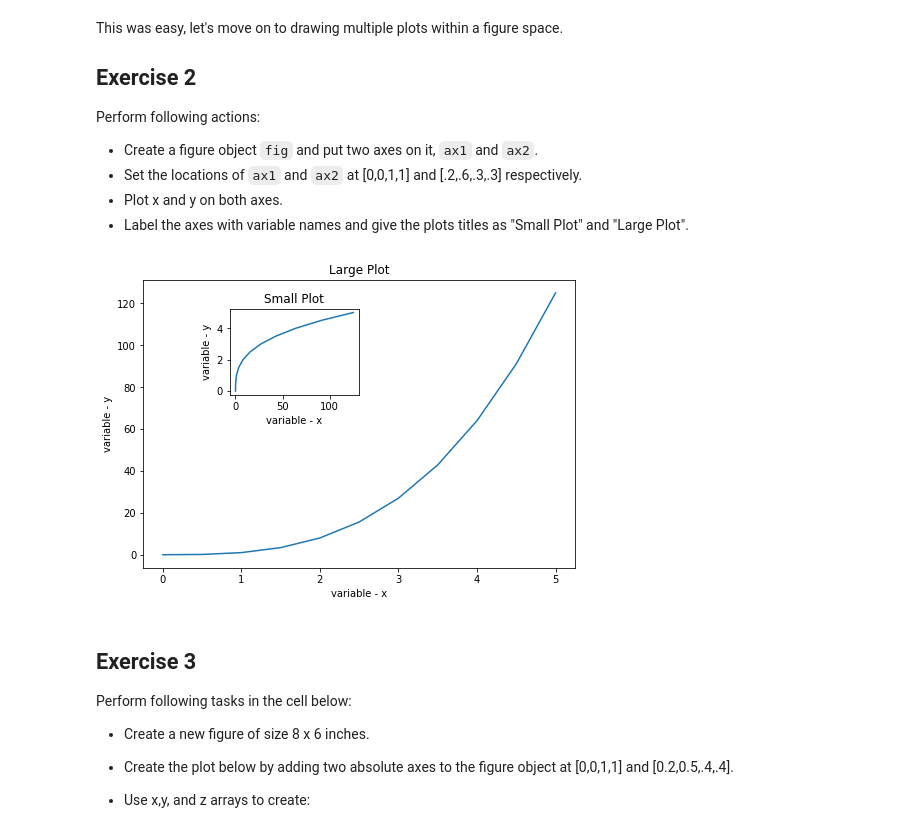
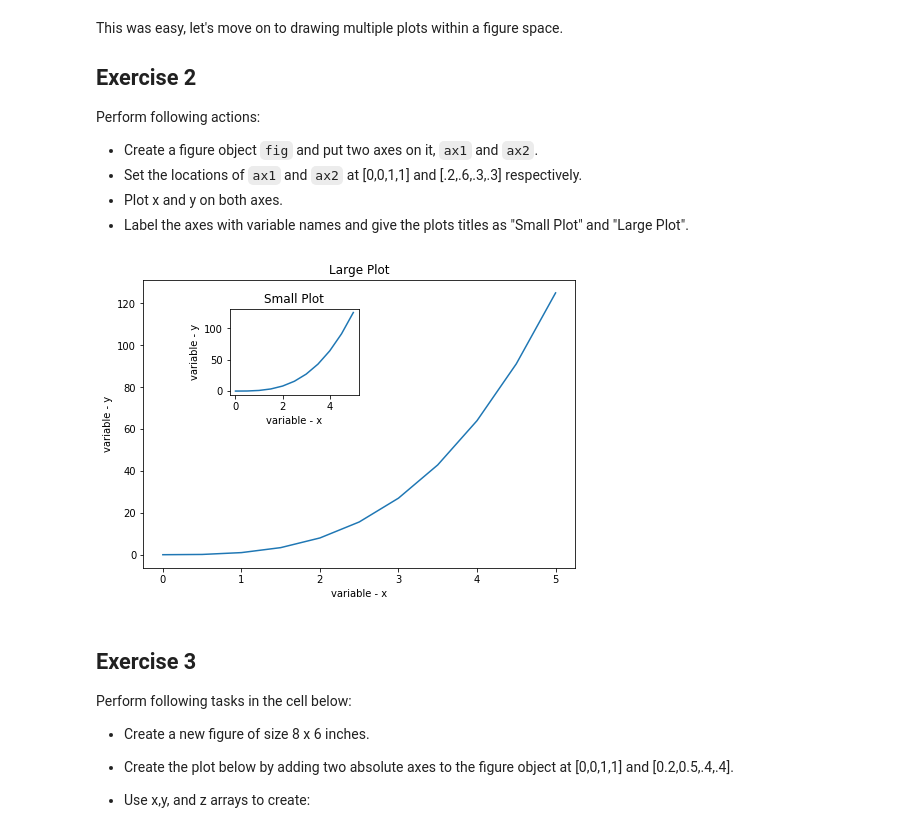
Before and after one commit to ZMBailey/dsc-1-03-13-customizing-visualizations-with-matplotlib-lab-seattle-ds-career-040119, a Jupyter notebook: index.ipynb, the cells around one changed output. Saved outputs shown, nothing was run; the diff lists cells and outputs as text; code cells hidden in the pictures.

```diff
--- a/index.ipynb
+++ b/index.ipynb
@@ -82,30 +82,30 @@ Perform following actions:
 # %%
 # Generate sample data
 x = np.linspace(0, 5, 11)
 y = x ** 3
 
 # Creates blank canvas
 figure = plt.figure()
 
 # Add new axes to the figure with absolute positions
 ax1 = figure.add_axes([0, 0, 1, 1]) # main axes
 ax2 = figure.add_axes([0.2, 0.6, 0.3, 0.3]) # inset axes
 
 # Larger Figure Axes 1
 ax1.plot(x, y)
 ax1.set_xlabel('variable - x')
 ax1.set_ylabel('variable - y')
 ax1.set_title('Large Plot')
 
 # Insert Figure Axes 2
-ax2.plot(y, x)
+ax2.plot(x, y)
 ax2.set_xlabel('variable - x')
 ax2.set_ylabel('variable - y')
 ax2.set_title('Small Plot')
 
 plt.show()
 # %% [output]
-[figure, old version]
+[figure, new version]
 # %% [markdown]
 ## Exercise 3
 
```
